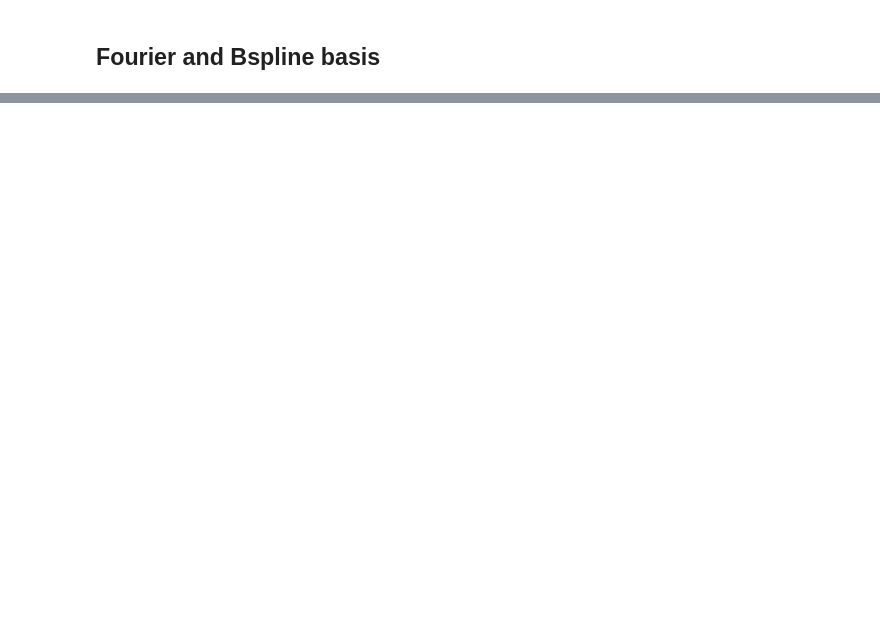
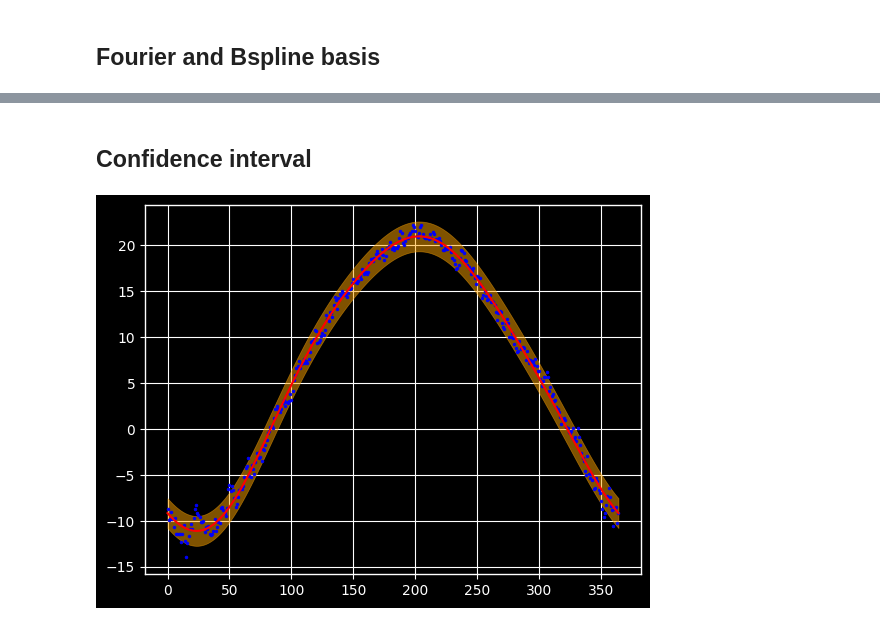
Before and after one commit to Emmanuel-mg/FDA_project, a Jupyter notebook: project.ipynb, the cells around one changed output, grey strips where cells are left out. Saved outputs shown, nothing was run; the diff lists cells and outputs as text; code cells hidden in the pictures; blank space fills up the shorter version.

Commit message:
Adding confidence interval

```diff
--- a/project.ipynb
+++ b/project.ipynb
@@ -121,0 +127,13 @@ plt.show()
+# %% [markdown]
+## Confidence interval
+# %%
+nbasis = 5
+fourier_pred = ols_fit(day, montreal, base_type='fourier', n = nbasis)
+# Estimating the 95% confidence interval
+var = np.sum((fourier_pred - montreal) ** 2) / (365 - nbasis)
+plt.fill_between(day, fourier_pred - 2 * np.sqrt(var), fourier_pred + 2 * np.sqrt(var), alpha = 0.5, color='orange')
+plt.plot(day, fourier_pred, c='r')
+plt.scatter(day, montreal, s=4, c='b')
+plt.show()
+# %% [output]
+[figure, added]
```
Also changed, not shown: parts of 6 cells of this notebook.
